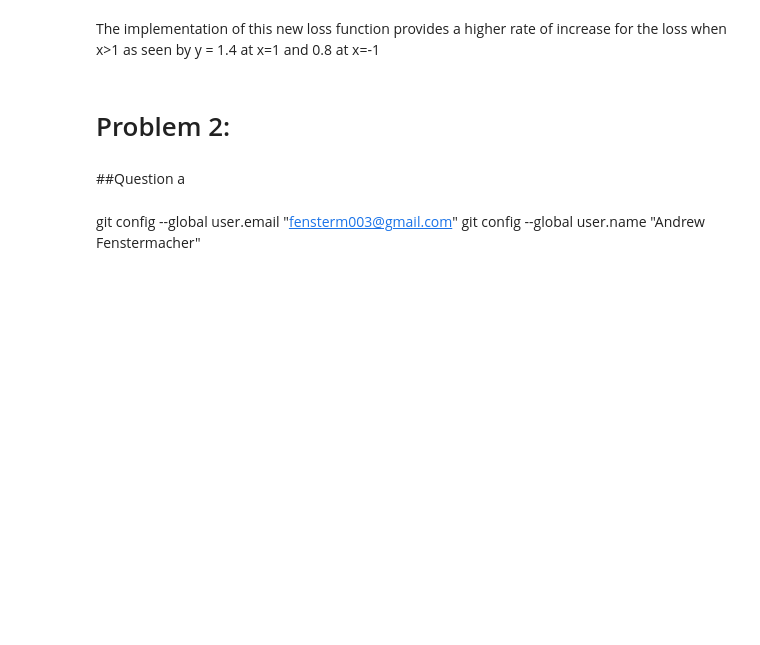
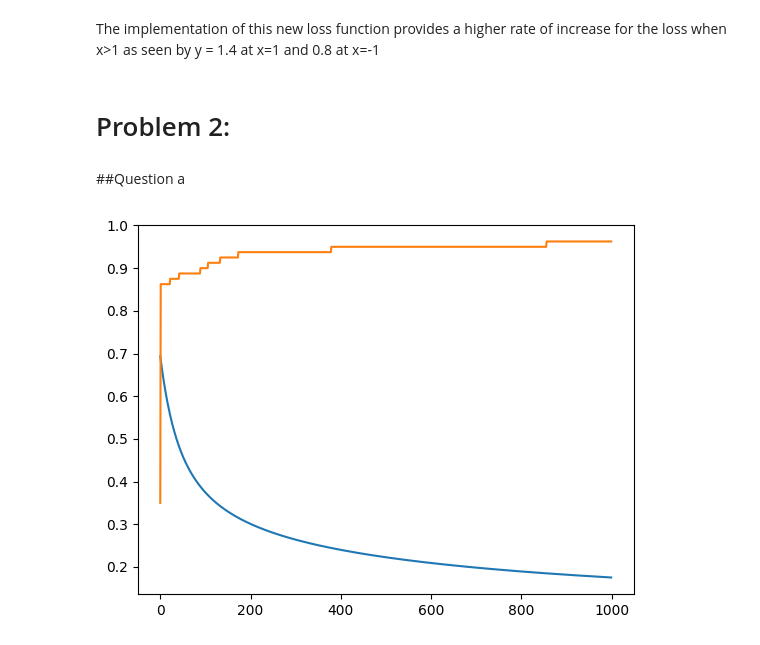
Before and after one commit to ShyEagle21/Practice, a Jupyter notebook: ML_C1_PSET1.ipynb, the cells around one changed output. Cells and saved outputs as stored; diff of their text form; code cells hidden in the pictures; blank space fills up the shorter version.

```diff
--- a/ML_C1_PSET1.ipynb
+++ b/ML_C1_PSET1.ipynb
@@ -288,24 +266,44 @@ data_test = pd.read_csv('forest_fires_test.csv')
 X = data_train.iloc[:, 3:-1]
 y = data_train.iloc[:, -1]
 X = X.to_numpy()
+
 y = y.to_numpy()
+#standardize X
+X = (X - X.mean(axis=0)) / X.std(axis=0)
+#add column of ones at front of x for theta0
+X = np.column_stack((np.ones(X.shape[0]), X))
 # %%
+#create sigmoid function
 def sigmoid(z):
     return 1 / (1 + np.exp(-z))
 
-def logistic_regression_gradient_descent(X, y, learning_rate=0.01, iterations=1000):
+def accuracy_check(X, y, theta):
+    z = np.dot(X, theta)
+    h = sigmoid(z)
+    y_pred = np.round(h)
+    accuracy = np.mean(y_pred == y)
+    return accuracy
+
+def logistic_regression_gradient_descent(X, y, lamb, learning_rate=0.01, iterations=1000):
+    loss_track = []
+    accuracy_track = []
     m, n = X.shape
     theta = np.zeros(n)
     for _ in range(iterations):
         z = np.dot(X, theta)
         h = sigmoid(z)
-        gradient = np.dot(X.T, (h - y)) / m
+        loss = -1/m * np.sum(y * np.log(h) + (1 - y) * np.log(1 - h))
+        loss_track.append(loss)
+        accuracy_track.append(accuracy_check(X, y, theta))
+        gradient = np.dot(X.T, (h - y)) / m + (lamb / m) * theta
         theta -= learning_rate * gradient
+
+    plt.plot(loss_track)
+    plt.plot(accuracy_track)
+
     return theta
 
-learning_rate = 0.01
-iterations = 1000
-model_coeff = logistic_regression_gradient_descent(X, y)
+
+model_coeff = logistic_regression_gradient_descent(X, y, 1)
+# %% [output]
+[figure, added]
-# %% [markdown]
-git config --global user.email "fensterm003@gmail.com"
-git config --global user.name "Andrew Fenstermacher"
```
Also changed, not shown: parts of 9 cells of this notebook.
